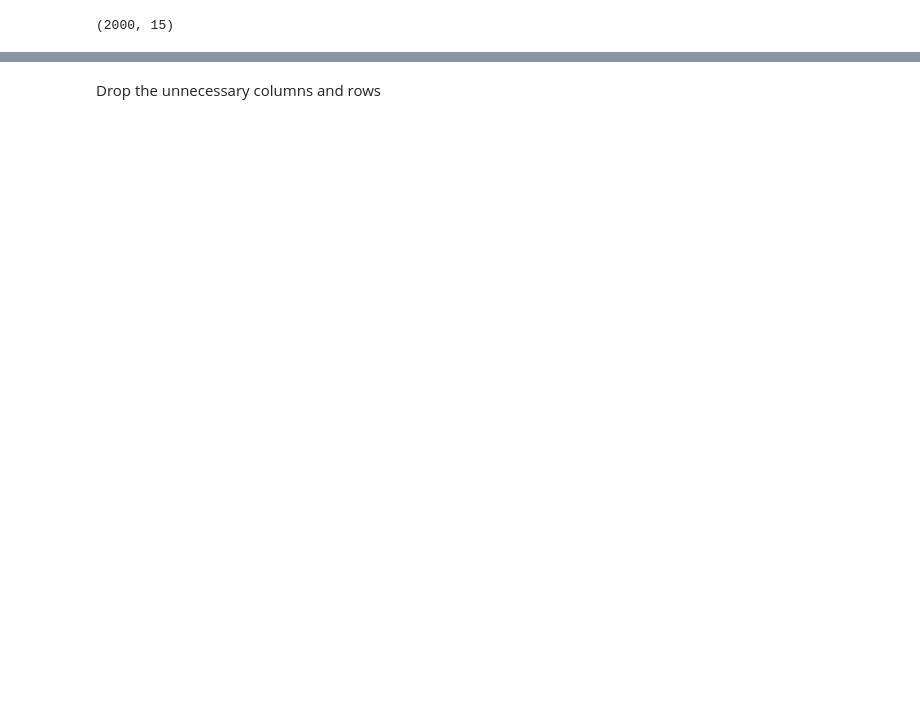
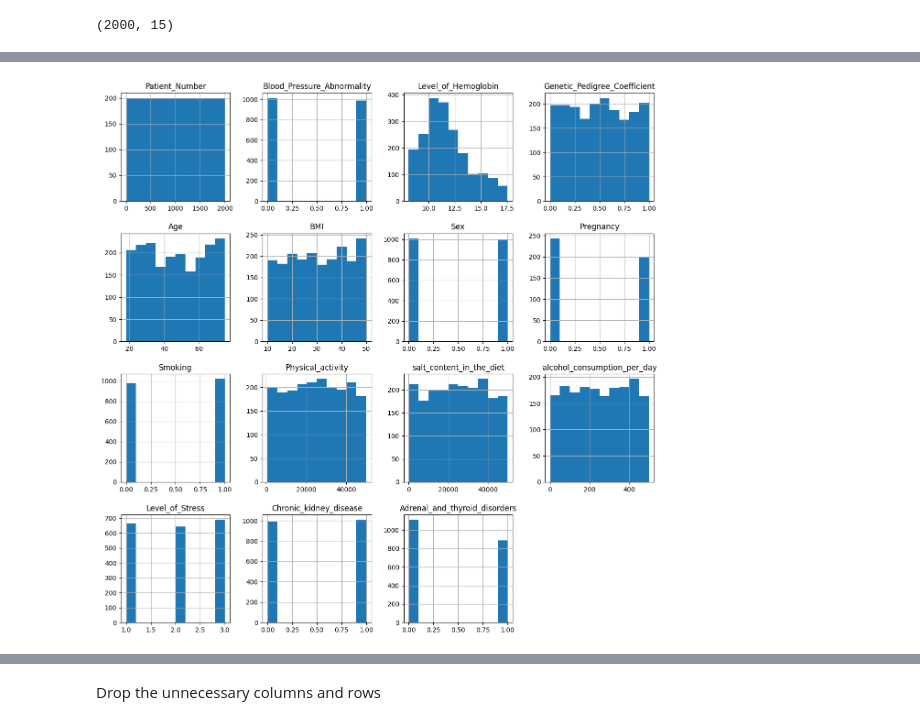
Before and after one commit to abdalla-am/Blood-Pressure-disease-prediction, a Jupyter notebook: BP_disease_prediction.ipynb, the cells around one changed output, grey strips where cells are left out. Drawn from its saved outputs; the diff is of its cells as text; code cells hidden in the pictures; blank space fills up the shorter version.

Commit message:
add some visualization and some models

```diff
--- a/BP_disease_prediction.ipynb
+++ b/BP_disease_prediction.ipynb
@@ -17,0 +37,6 @@ data_frame.shape
+# %%
+plt.rcParams['figure.figsize'] = [15, 15]
+data_frame.hist()
+plt.show()
+# %% [output]
+[figure, added]
```
Also changed, not shown: parts of 40 cells of this notebook, 2 other files.
